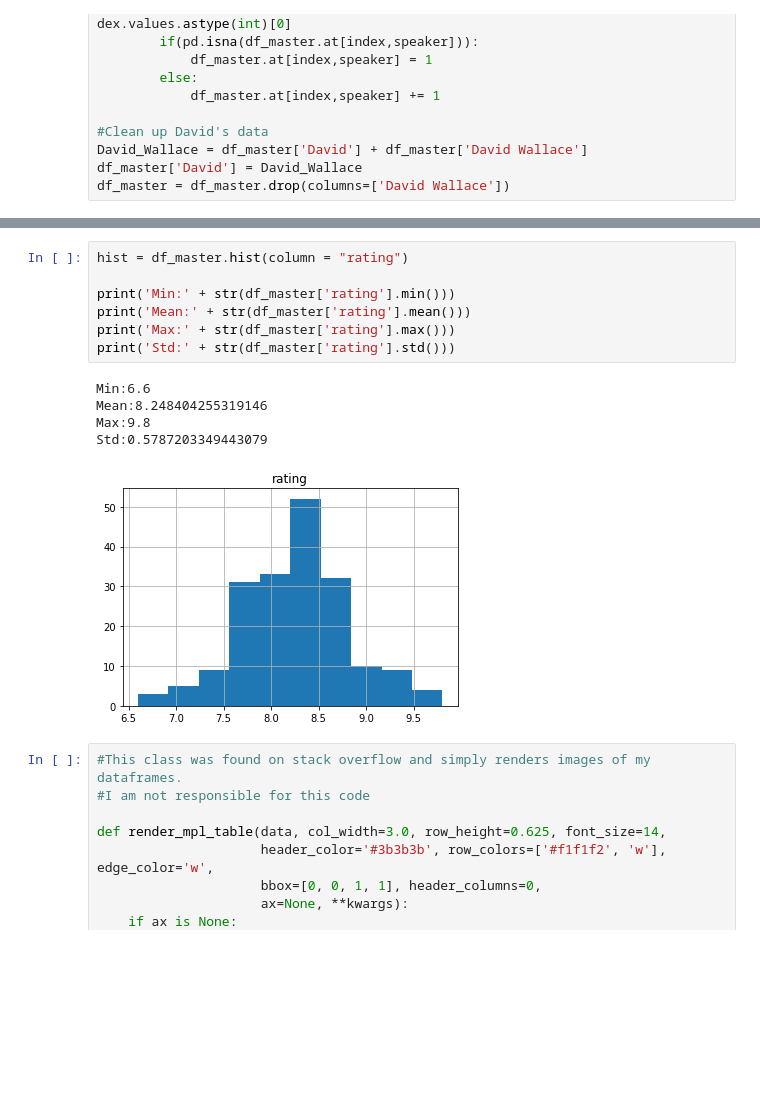
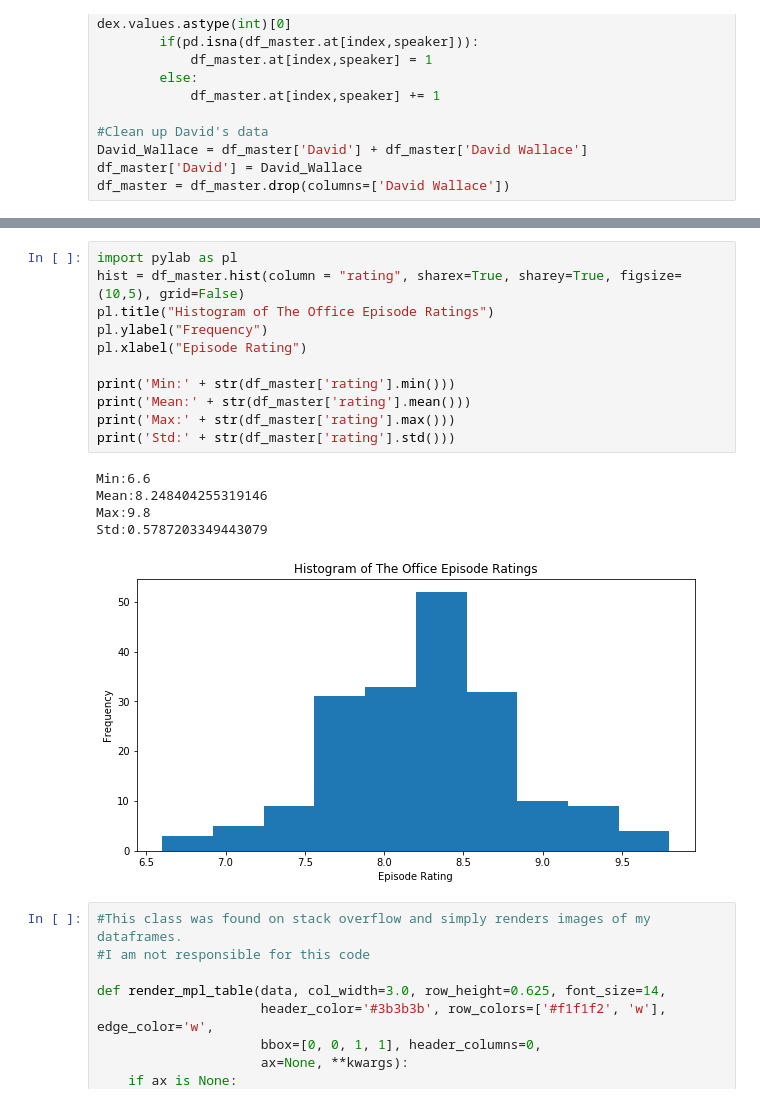
Before and after one commit to scearnest/The-Office-Data-Analysis, a Jupyter notebook: The Office Data Analysis.ipynb, the cells around one changed output, grey strips where cells are left out. Drawn from its saved outputs; the diff is of its cells as text; blank space fills up the shorter version.

```diff
--- a/The Office Data Analysis.ipynb
+++ b/The Office Data Analysis.ipynb
@@ -60,16 +61,20 @@ df_master.head()
 # %%
-hist = df_master.hist(column = "rating")
+import pylab as pl
+hist = df_master.hist(column = "rating", sharex=True, sharey=True, figsize=(10,5), grid=False)
+pl.title("Histogram of The Office Episode Ratings")
+pl.ylabel("Frequency")
+pl.xlabel("Episode Rating")
 
 print('Min:' + str(df_master['rating'].min()))
 print('Mean:' + str(df_master['rating'].mean()))
 print('Max:' + str(df_master['rating'].max()))
 print('Std:' + str(df_master['rating'].std()))
 # %% [output]
 Min:6.6
 Mean:8.248404255319146
 Max:9.8
 Std:0.5787203349443079
-[figure, old version]
+[figure, new version]
 # %%
 #This class was found on stack overflow and simply renders images of my dataframes.
 #I am not responsible for this code
```
Also changed, not shown: parts of 4 cells of this notebook.
